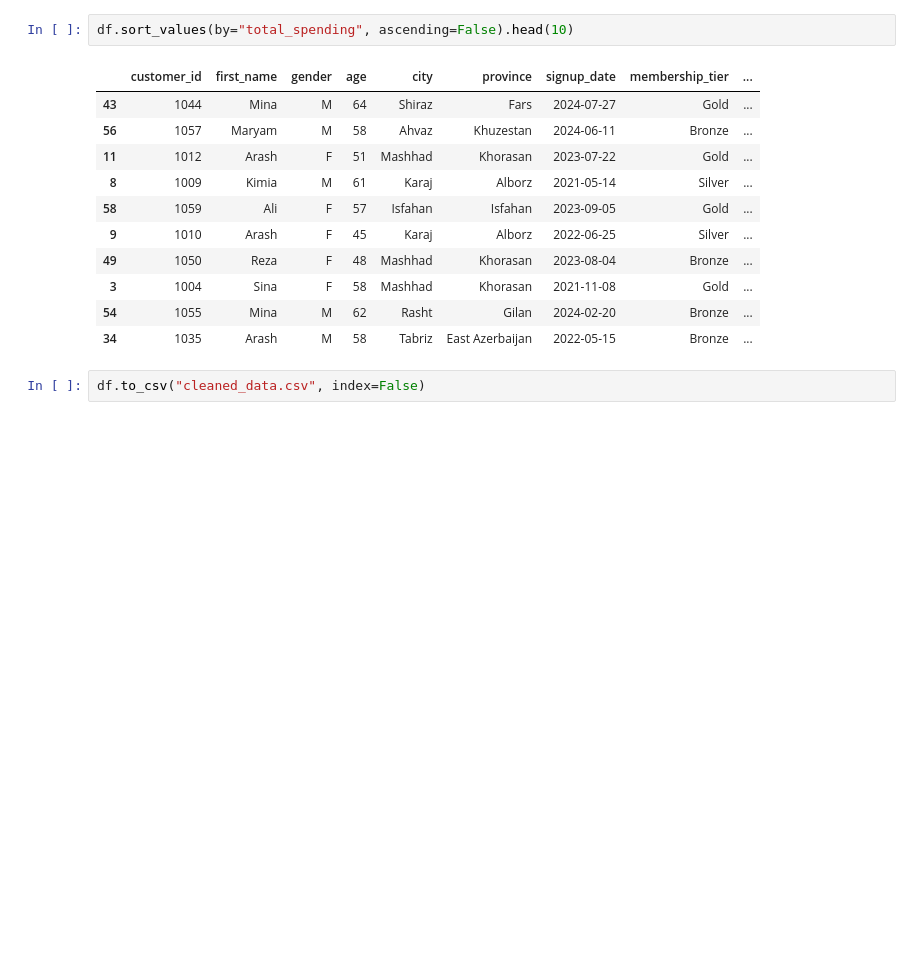
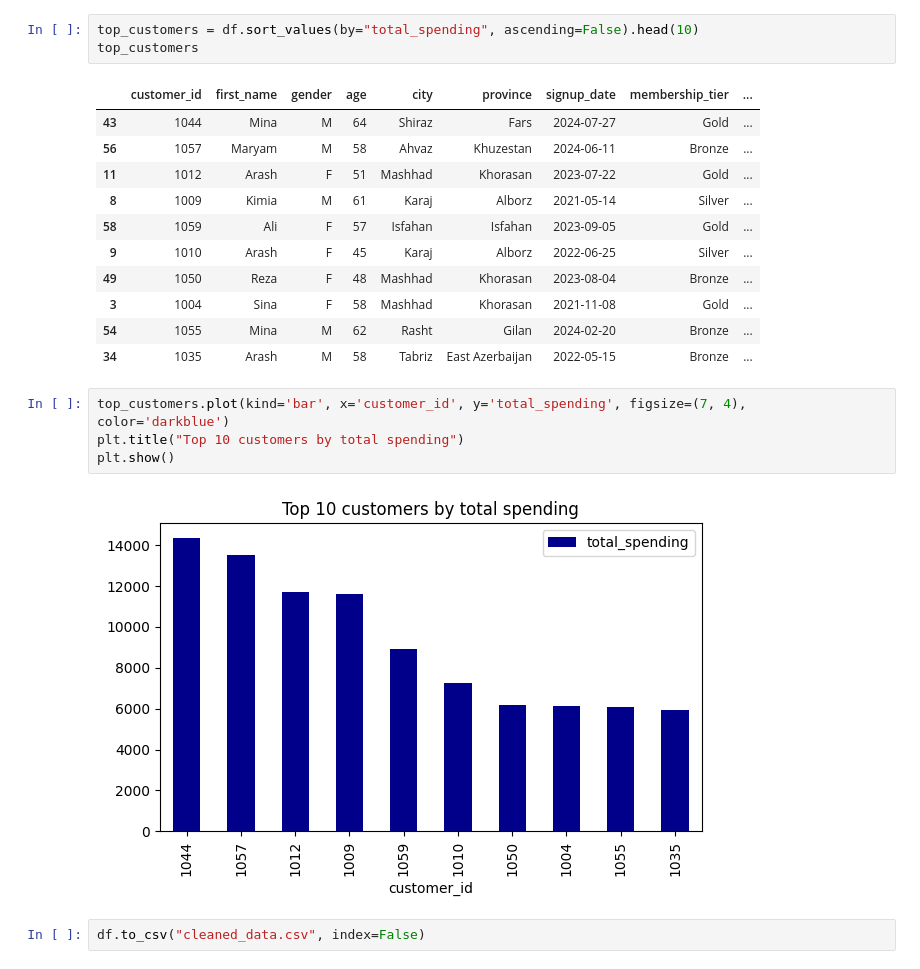
Before and after one commit to Fatemenamdar20/project-01-data-cleaning-fatemenamdarlo, a Jupyter notebook: data_cleaning.ipynb, the cells around one changed output. Drawn from its saved outputs; the diff is of its cells as text; blank space fills up the shorter version.

```diff
--- a/data_cleaning.ipynb
+++ b/data_cleaning.ipynb
@@ -312,7 +329,8 @@ plt.show()
 # %% [output]
 [figure]
 # %%
-df.sort_values(by="total_spending", ascending=False).head(10)
+top_customers = df.sort_values(by="total_spending", ascending=False).head(10)
+top_customers
 # %% [output]
 |  | customer_id | first_name | gender | age | city | province | signup_date | membership_tier | ... |
 | 43 | 1044 | Mina | M | 64 | Shiraz | Fars | 2024-07-27 | Gold | ... |
@@ -325,5 +343,11 @@ df.sort_values(by="total_spending", ascending=False).head(10)
 | 3 | 1004 | Sina | F | 58 | Mashhad | Khorasan | 2021-11-08 | Gold | ... |
 | 54 | 1055 | Mina | M | 62 | Rasht | Gilan | 2024-02-20 | Bronze | ... |
 | 34 | 1035 | Arash | M | 58 | Tabriz | East Azerbaijan | 2022-05-15 | Bronze | ... |
+# %%
+top_customers.plot(kind='bar', x='customer_id', y='total_spending', figsize=(7, 4), color='darkblue')
+plt.title("Top 10 customers by total spending")
+plt.show()
+# %% [output]
+[figure, added]
 # %%
 df.to_csv("cleaned_data.csv", index=False)
```
Also changed, not shown: parts of 9 cells of this notebook, 1 other file.
